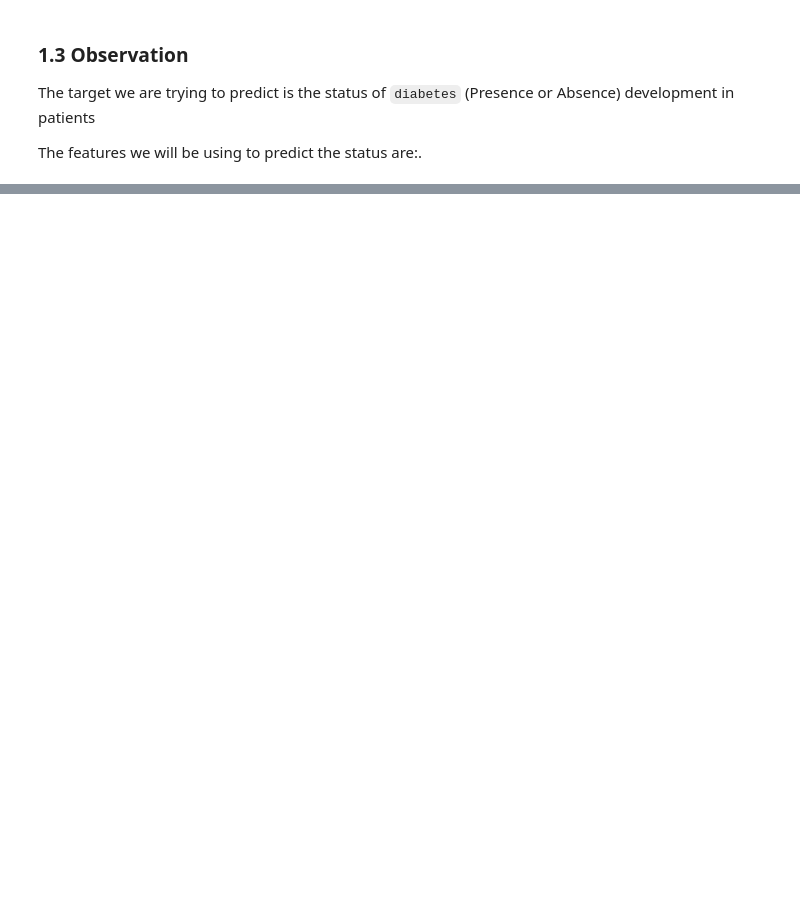
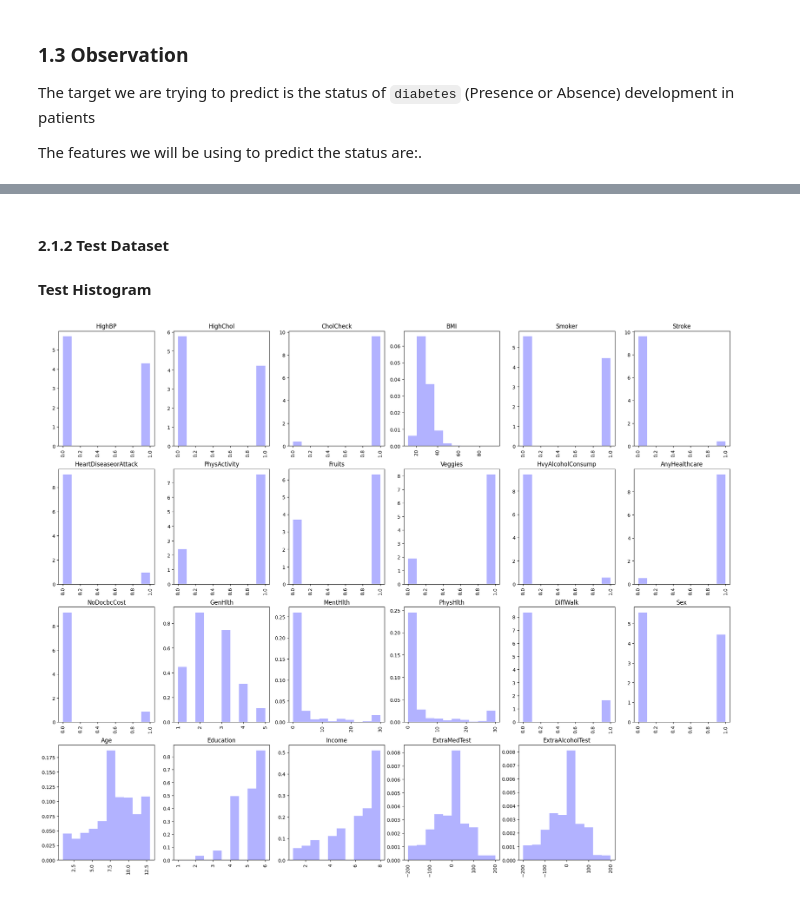
Before and after one commit to LocVu-Tim/COSC2753_A1_s3891483, a Jupyter notebook: notebooks/EDA.ipynb, the cells around one changed output, grey strips where cells are left out. Saved outputs shown, nothing was run; the diff lists cells and outputs as text; code cells hidden in the pictures; blank space fills up the shorter version.

```diff
--- a/notebooks/EDA.ipynb
+++ b/notebooks/EDA.ipynb
@@ -346,0 +419,13 @@ for i, col in enumerate(df_train.columns):
+# %% [markdown]
+#### 2.1.2 Test Dataset
+
+#### Test Histogram
+# %%
+plt.figure(figsize=(25,25))
+for i, col in enumerate(df_test.columns):
+    plt.subplot(5,6,i+1)
+    plt.hist(df_test[col], alpha=0.3, color='b', density=True)
+    plt.title(col)
+    plt.xticks(rotation='vertical')
+# %% [output]
+[figure, added]
```
Also changed, not shown: parts of 48 cells of this notebook.
